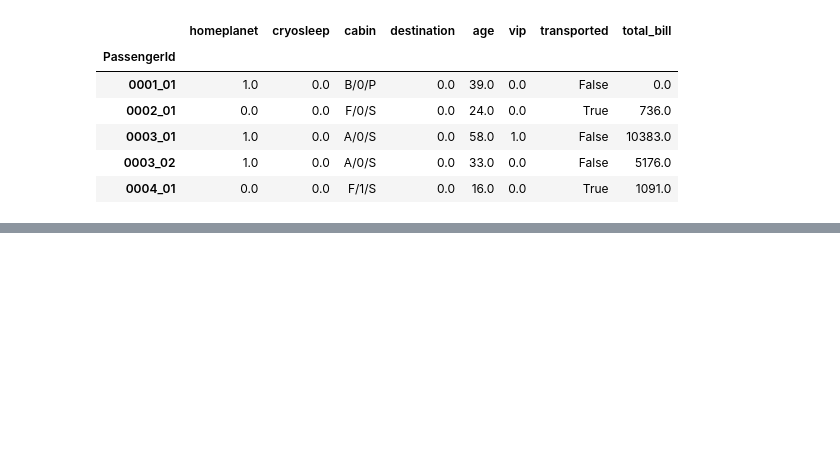
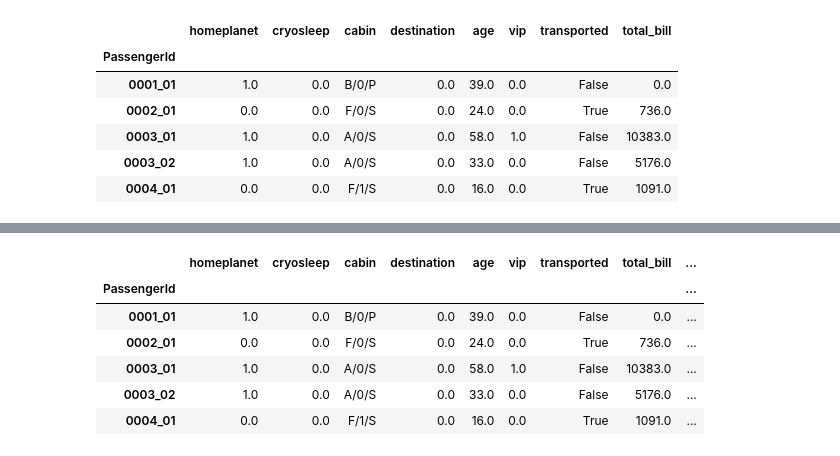
Before and after one commit to Krawieckk/kaggle_competitions, a Jupyter notebook: Spaceship_Titanic_kaggle/Spaceship_Titanic_third_attempt.ipynb, the cells around one changed output, grey strips where cells are left out. Drawn from its saved outputs; the diff is of its cells as text; code cells hidden in the pictures; blank space fills up the shorter version.

```diff
--- a/Spaceship_Titanic_kaggle/Spaceship_Titanic_third_attempt.ipynb
+++ b/Spaceship_Titanic_kaggle/Spaceship_Titanic_third_attempt.ipynb
@@ -239,3 +239,15 @@ train_df.head()
 | 0003_01 | 1.0 | 0.0 | A/0/S | 0.0 | 58.0 | 1.0 | False | 10383.0 |
 | 0003_02 | 1.0 | 0.0 | A/0/S | 0.0 | 33.0 | 0.0 | False | 5176.0 |
 | 0004_01 | 0.0 | 0.0 | F/1/S | 0.0 | 16.0 | 0.0 | True | 1091.0 |
+# %%
+def get_deck(cabin):
+  if cabin == 'unknown':
+    return np.nan
+  else:
+    return cabin[0]
+
+train_data_cabin = train_df.cabin.fillna('unknown')
+test_data_cabin = test_df.cabin.fillna('unknown')
+
+print(pd.Series(list(map(get_deck, train_data_cabin))).value_counts())
+print(pd.Series(list(map(get_deck, test_data_cabin))).value_counts())
@@ -241,0 +318,23 @@ train_df.head()
+# %%
+def get_num(cabin):
+  if cabin == 'unknown':
+    return np.nan
+
+  cabin_num = cabin.split('/')[1]
+  return cabin_num
+
+train_data_num_list = list(map(get_num, train_df.cabin.fillna('unknown')))
+test_data_num_list = list(map(get_num, test_df.cabin.fillna('unknown')))
+
+train_df['cabin_num'] = train_data_num_list
+test_df['cabin_num'] = test_data_num_list
+# %%
+train_df.head()
+# %% [output]
+|  | homeplanet | cryosleep | cabin | destination | age | vip | transported | total_bill | ... |
+| PassengerId |  |  |  |  |  |  |  |  | ... |
+| 0001_01 | 1.0 | 0.0 | B/0/P | 0.0 | 39.0 | 0.0 | False | 0.0 | ... |
+| 0002_01 | 0.0 | 0.0 | F/0/S | 0.0 | 24.0 | 0.0 | True | 736.0 | ... |
+| 0003_01 | 1.0 | 0.0 | A/0/S | 0.0 | 58.0 | 1.0 | False | 10383.0 | ... |
+| 0003_02 | 1.0 | 0.0 | A/0/S | 0.0 | 33.0 | 0.0 | False | 5176.0 | ... |
+| 0004_01 | 0.0 | 0.0 | F/1/S | 0.0 | 16.0 | 0.0 | True | 1091.0 | ... |
```
Also changed, not shown: parts of 12 cells of this notebook.
